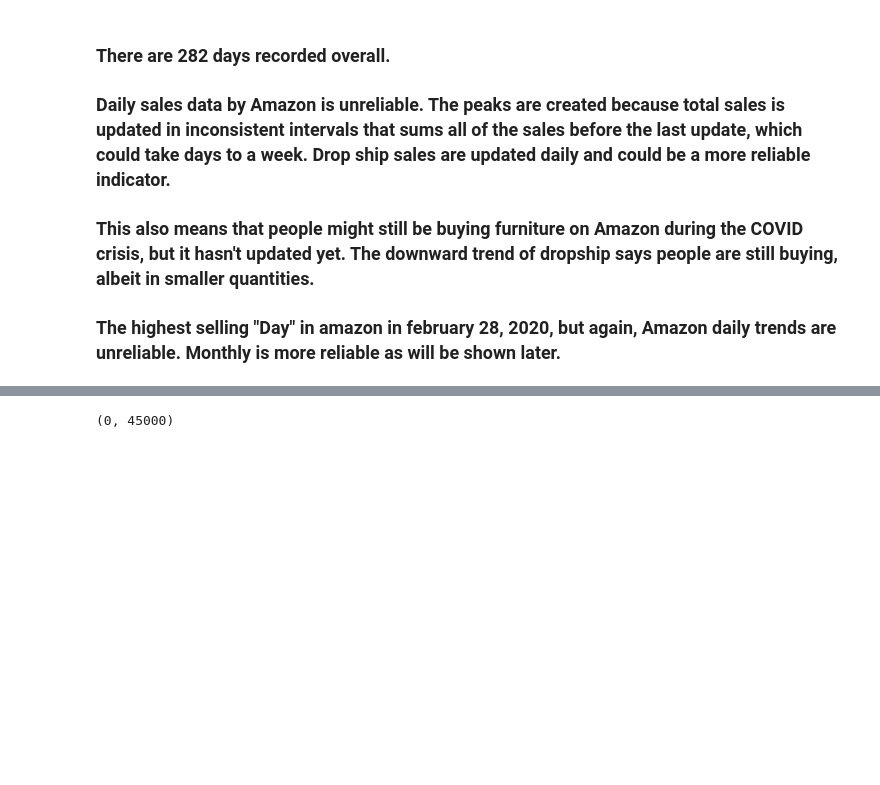
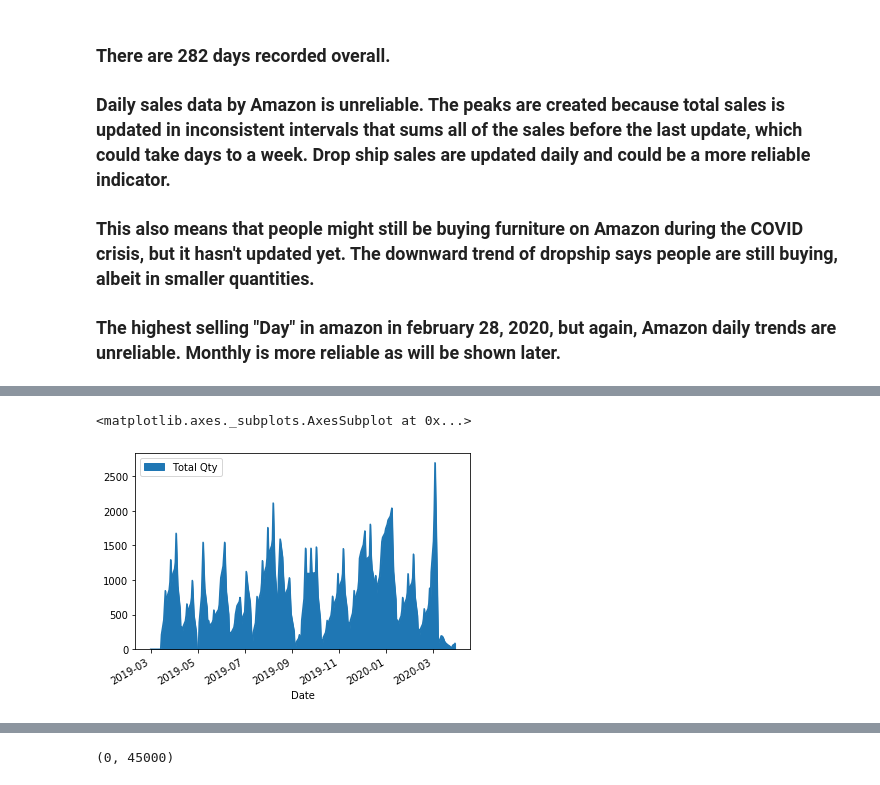
Before and after one commit to hjeffreywang/Amazon-Sales-Analysis, a Jupyter notebook: Data_exploration_transformation.ipynb, the cells around one changed output, grey strips where cells are left out. Drawn from its saved outputs; the diff is of its cells as text; code cells hidden in the pictures; blank space fills up the shorter version.

```diff
--- a/Data_exploration_transformation.ipynb
+++ b/Data_exploration_transformation.ipynb
@@ -112,0 +120,5 @@ dated.rolling(21, win_type='triang').mean().plot.area(y='Total Sales')
+# %%
+dated.rolling(7, win_type='triang', min_periods=5).mean().plot.area(y='Total Qty')
+# %% [output]
+<matplotlib.axes._subplots.AxesSubplot at 0x...>
+[figure, added]
```
Also changed, not shown: parts of 4 cells of this notebook.
